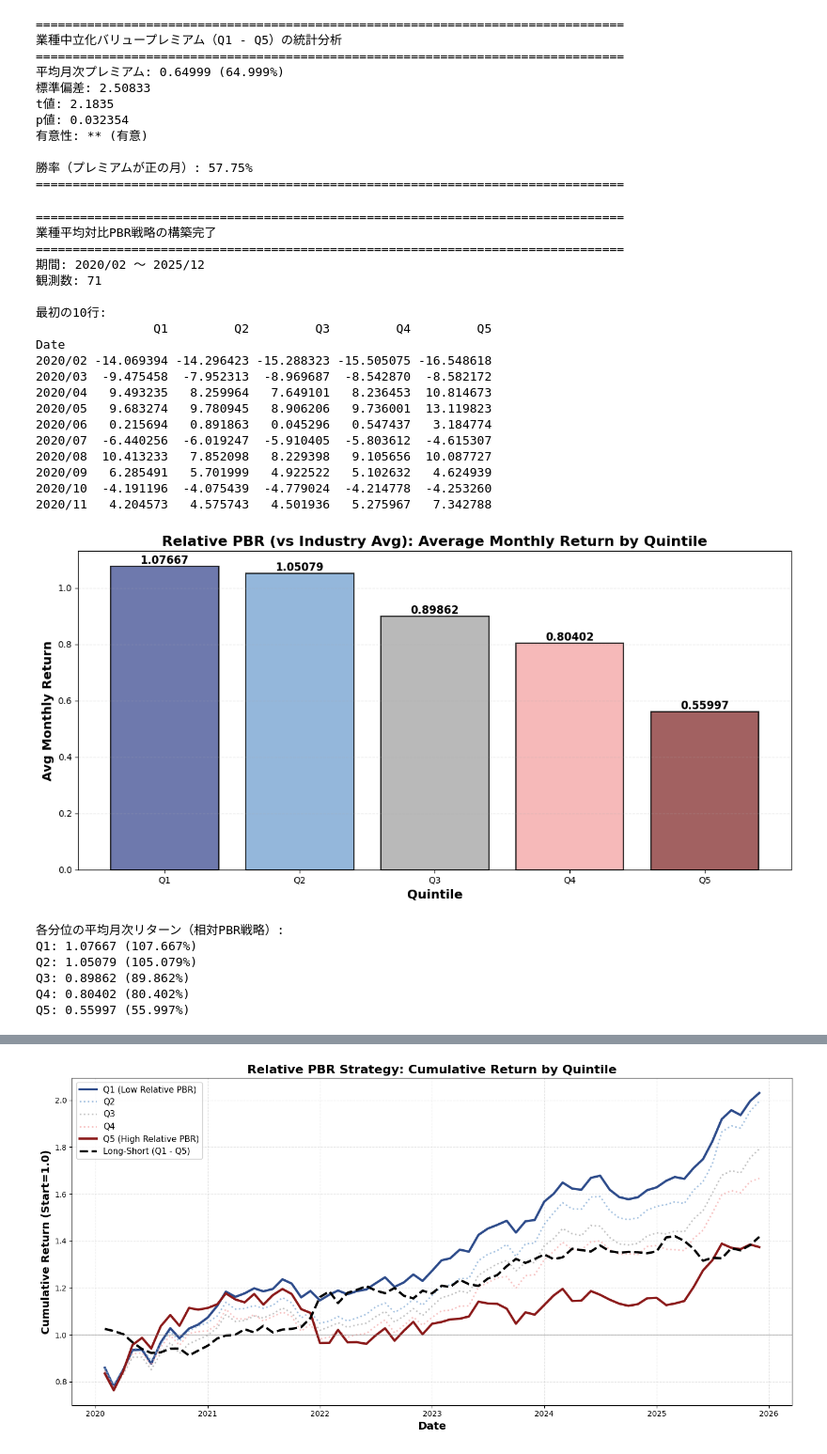
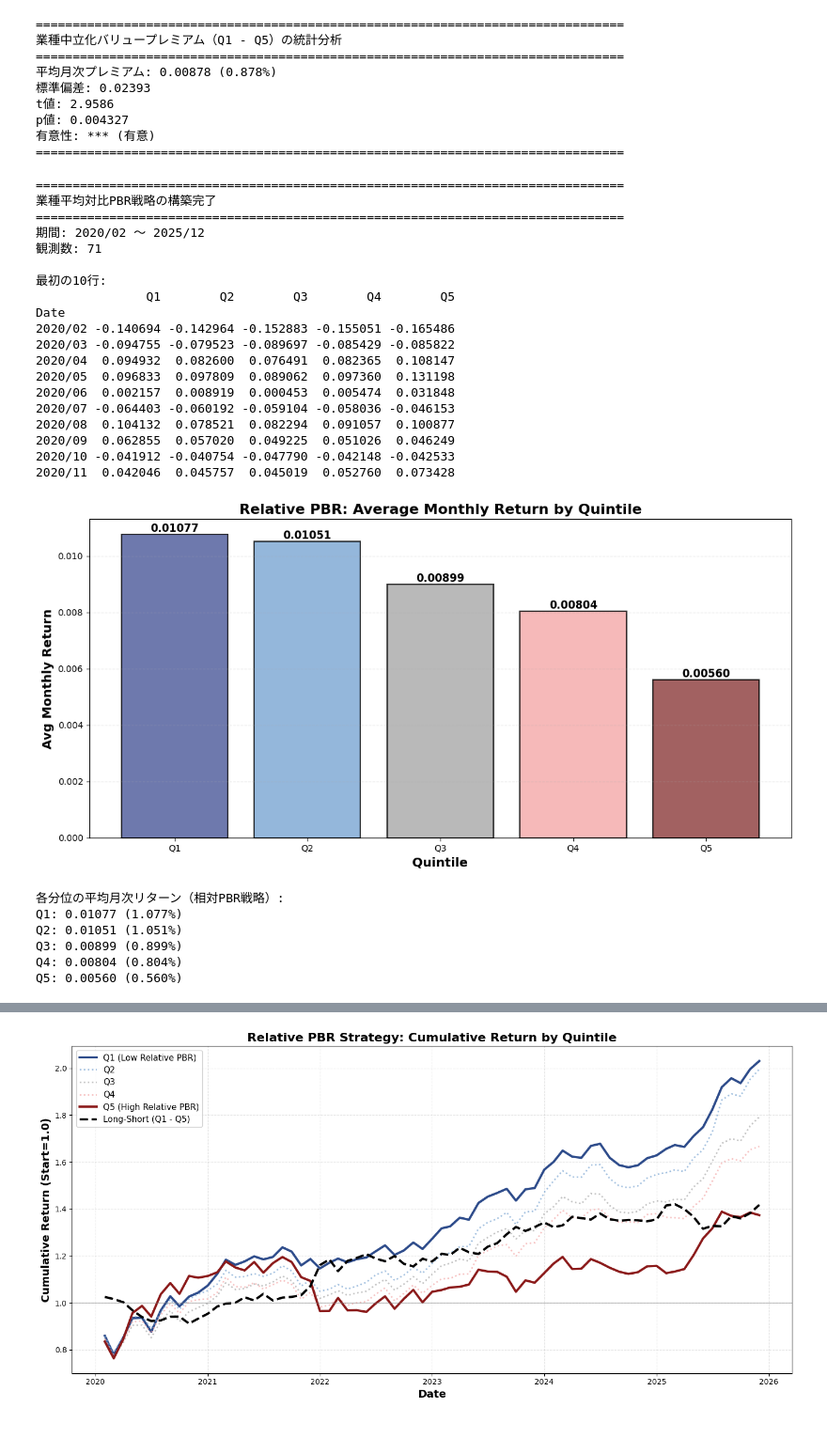
Before and after one commit to maple0u0/seminar, a Jupyter notebook: experiments/industry_neutral_value_strategy.ipynb, the cells around one changed output, grey strips where cells are left out. Shown at 94% size. Cells and saved outputs as stored; diff of their text form; code cells hidden in the pictures.

```diff
--- a/experiments/industry_neutral_value_strategy.ipynb
+++ b/experiments/industry_neutral_value_strategy.ipynb
@@ -39,6 +24,6 @@ df_industry
 # %%
 # 業種中立化PBRによる5分位ポートフォリオ構築（修正版2）
-def create_industry_neutral_quintile_portfolios(df_pbr, df_returns, df_industry, n_quintiles=5):
+def create_industry_neutral_quintile_portfolios(df_pbr, df_returns, df_industry, n_quintiles=5, start_date=None):
     """
     業種内でPBRによる5分位ポートフォリオを構築
     各業種内で独立に5分位を作成し、業種を跨いで同じ分位のリターンを平均化
@@ -64,6 +49,11 @@ def create_industry_neutral_quintile_portfolios(df_pbr, df_returns, df_industry,
     for i in range(len(pbr_cols) - 1):
         formation_month = pbr_cols[i]
         return_month = return_cols[i]
+        date_str = return_month.replace('ret_', '')
+
+        # 開始日以前のデータはスキップ
+        if start_date is not None and date_str < start_date:
+            continue
 
         portfolio_returns['Date'].append(return_month.replace('ret_', ''))
 
@@ -120,8 +110,9 @@ def create_industry_neutral_quintile_portfolios(df_pbr, df_returns, df_industry,
     return result_df
 
 # 業種中立化5分位ポートフォリオを構築
+START_DATE = '2020/08'
 quintile_returns_neutral = create_industry_neutral_quintile_portfolios(
-    df_pbr, df_returns, df_industry, n_quintiles=5
+    df_pbr, df_returns, df_industry, n_quintiles=5, start_date=START_DATE
 )
 
 print(f"業種中立化5分位ポートフォリオの構築完了")
@@ -190,11 +181,11 @@ Q5: 0.54164 (54.164%)
 plt.figure(figsize=(14, 7))
 
 # 累積リターンを計算
-cumulative_returns_neutral = (1 + quintile_returns_neutral / 100).cumprod()
+cumulative_returns_neutral = (1 + quintile_returns_neutral).cumprod()
 
 # Long-Short ポートフォリオ
 long_short_returns_neutral = quintile_returns_neutral['Q1'] - quintile_returns_neutral['Q5']
-cumulative_long_short_neutral = (1 + long_short_returns_neutral / 100).cumprod()
+cumulative_long_short_neutral = (1 + long_short_returns_neutral).cumprod()
 
 # 日付インデックス
 dates = pd.to_datetime(cumulative_returns_neutral.index, format='%Y/%m')
@@ -267,19 +258,16 @@ else:
     sig_neutral = ''
 
 print(f"有意性: {sig_neutral} ({'有意' if sig_neutral else '有意でない'})")
-print(f"\n勝率（プレミアムが正の月）: {(value_premium_neutral > 0).sum() / len(value_premium_neutral) * 100:.2f}%")
 print("=" * 80)
 # %% [output]
 ================================================================================
 業種中立化バリュープレミアム（Q1 - Q5）の統計分析
 ================================================================================
-平均月次プレミアム: 0.64999 (64.999%)
-標準偏差: 2.50833
-t値: 2.1835
-p値: 0.032354
-有意性: ** (有意)
-
-勝率（プレミアムが正の月）: 57.75%
+平均月次プレミアム: 0.00878 (0.878%)
+標準偏差: 0.02393
+t値: 2.9586
+p値: 0.004327
+有意性: *** (有意)
 ================================================================================
 # %%
 # ===================================================================
@@ -287,7 +275,7 @@ p値: 0.032354
 # ===================================================================
 
 # 業種平均PBRに対する相対PBRによる5分位ポートフォリオ構築
-def create_relative_pbr_quintile_portfolios(df_pbr, df_returns, df_industry, n_quintiles=5):
+def create_relative_pbr_quintile_portfolios(df_pbr, df_returns, df_industry, n_quintiles=5, start_date=None):
     """
     業種平均PBRに対する相対PBR（企業のPBR / 業種平均PBR）をシグナルとして
     全企業を対象に5分位ポートフォリオを構築
@@ -317,6 +305,11 @@ def create_relative_pbr_quintile_portfolios(df_pbr, df_returns, df_industry, n_q
     for i in range(len(pbr_cols) - 1):
         formation_month = pbr_cols[i]
         return_month = return_cols[i]
+        date_str = return_month.replace('ret_', '')
+
+        # 開始日以前のデータはスキップ
+        if start_date is not None and date_str < start_date:
+            continue
 
         portfolio_returns['Date'].append(return_month.replace('ret_', ''))
 
@@ -376,8 +369,9 @@ def create_relative_pbr_quintile_portfolios(df_pbr, df_returns, df_industry, n_q
     return result_df
 
 # 相対PBR 5分位ポートフォリオを構築
+START_DATE = None
 quintile_returns_relative = create_relative_pbr_quintile_portfolios(
-    df_pbr, df_returns, df_industry, n_quintiles=5
+    df_pbr, df_returns, df_industry, n_quintiles=5, start_date=START_DATE
 )
 
 print("=" * 80)
@@ -395,52 +389,52 @@ print(quintile_returns_relative.head(10))
 観測数: 71
 
 最初の10行:
-                Q1         Q2         Q3         Q4         Q5
+               Q1        Q2        Q3        Q4        Q5
 Date
-2020/02 -14.069394 -14.296423 -15.288323 -15.505075 -16.548618
-2020/03  -9.475458  -7.952313  -8.969687  -8.542870  -8.582172
-2020/04   9.493235   8.259964   7.649101   8.236453  10.814673
-2020/05   9.683274   9.780945   8.906206   9.736001  13.119823
-2020/06   0.215694   0.891863   0.045296   0.547437   3.184774
-2020/07  -6.440256  -6.019247  -5.910405  -5.803612  -4.615307
-2020/08  10.413233   7.852098   8.229398   9.105656  10.087727
-2020/09   6.285491   5.701999   4.922522   5.102632   4.624939
-2020/10  -4.191196  -4.075439  -4.779024  -4.214778  -4.253260
-2020/11   4.204573   4.575743   4.501936   5.275967   7.342788
+2020/02 -0.140694 -0.142964 -0.152883 -0.155051 -0.165486
+2020/03 -0.094755 -0.079523 -0.089697 -0.085429 -0.085822
+2020/04  0.094932  0.082600  0.076491  0.082365  0.108147
+2020/05  0.096833  0.097809  0.089062  0.097360  0.131198
+2020/06  0.002157  0.008919  0.000453  0.005474  0.031848
+2020/07 -0.064403 -0.060192 -0.059104 -0.058036 -0.046153
+2020/08  0.104132  0.078521  0.082294  0.091057  0.100877
+2020/09  0.062855  0.057020  0.049225  0.051026  0.046249
+2020/10 -0.041912 -0.040754 -0.047790 -0.042148 -0.042533
+2020/11  0.042046  0.045757  0.045019  0.052760  0.073428
 # %%
 # 図3: 相対PBR戦略 - 平均月次リターンのヒストグラム
 plt.figure(figsize=(12, 6))
 
 mean_returns_relative = quintile_returns_relative.mean()
 colors = ['#4A5899', '#7AA5D2', '#A8A8A8', '#F4A8A8', '#8B3A3A']
 
 bars = plt.bar(mean_returns_relative.index, mean_returns_relative.values,
                color=colors, alpha=0.8, edgecolor='black', linewidth=1.5)
 
 plt.xlabel('Quintile', fontsize=14, fontweight='bold')
 plt.ylabel('Avg Monthly Return', fontsize=14, fontweight='bold')
-plt.title('Relative PBR (vs Industry Avg): Average Monthly Return by Quintile',
+plt.title('Relative PBR: Average Monthly Return by Quintile',
           fontsize=16, fontweight='bold')
 plt.axhline(y=0, color='black', linestyle='-', linewidth=1)
 plt.grid(True, alpha=0.3, axis='y', linestyle='--')
 
 for bar in bars:
     height = bar.get_height()
     plt.text(bar.get_x() + bar.get_width()/2., height,
             f'{height:.5f}', ha='center', va='bottom' if height > 0 else 'top',
             fontsize=12, fontweight='bold')
 
 plt.tight_layout()
 plt.show()
 
 print("\n各分位の平均月次リターン（相対PBR戦略）:")
 for q, ret in mean_returns_relative.items():
     print(f"{q}: {ret:.5f} ({ret*100:.3f}%)")
 # %% [output]
-[figure, old version]
+[figure, new version]
 各分位の平均月次リターン（相対PBR戦略）:
-Q1: 1.07667 (107.667%)
-Q2: 1.05079 (105.079%)
-Q3: 0.89862 (89.862%)
-Q4: 0.80402 (80.402%)
-Q5: 0.55997 (55.997%)
+Q1: 0.01077 (1.077%)
+Q2: 0.01051 (1.051%)
+Q3: 0.00899 (0.899%)
+Q4: 0.00804 (0.804%)
+Q5: 0.00560 (0.560%)
```
Also changed, not shown: parts of 11 cells of this notebook, 8 other files.
